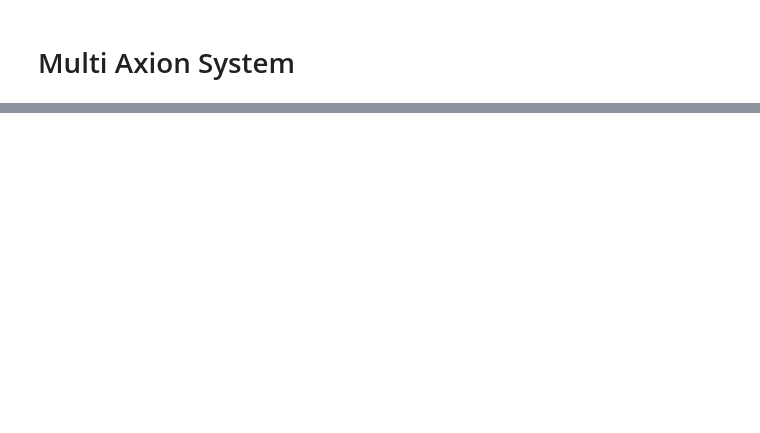
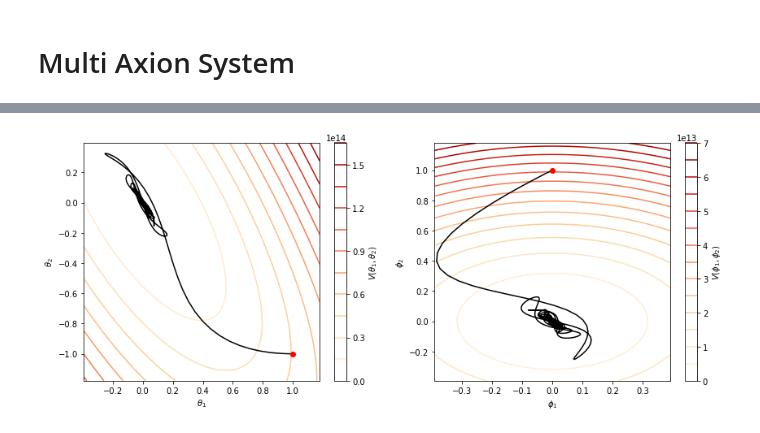
Before and after one commit to anna-jana/masters-project, a Jupyter notebook: transport_eq_in_time/multi_axion.ipynb, the cells around one changed output, grey strips where cells are left out. Saved outputs shown, nothing was run; the diff lists cells and outputs as text; code cells hidden in the pictures; blank space fills up the shorter version.

```diff
--- a/transport_eq_in_time/multi_axion.ipynb
+++ b/transport_eq_in_time/multi_axion.ipynb
@@ -28,0 +31,37 @@ plt.plot(y[1,:], y[0,:],"*")
+# %%
+canonical_names = [r"$\theta_1$", r"$\theta_2$", r"$\dot{\theta}_1$", r"$\dot{\theta}_2$"]
+mass_states_names = [r"$\phi_1$", r"$\phi_2$", r"$\dot{\phi}_1$", r"$\dot{\phi}_2$"]
+tlabel = "t H"
+
+skip = 0 # tspan / 10
+s = skip_steps = int(np.ceil(skip / (ts[1] - ts[0])))
+
+interval = np.pi / 8 #  np.pi / 4
+def calc_range(x):
+    return np.linspace(np.floor(np.min(x) / interval) * interval, np.ceil(np.max(x) / interval) * interval, 100)
+
+plt.figure(figsize=(12,5))
+plt.subplot(1, 2, 1)
+theta1_range, theta2_range = calc_range(theta1s[skip_steps:]), calc_range(theta2s[skip_steps:])
+V = np.array([[multi_axion_field.calc_V([t1, t2], Q, Lambda) for t1 in theta1_range] for t2 in theta2_range])
+plt.contour(theta1_range, theta2_range, V, levels=15, cmap="OrRd")
+plt.plot(theta1s[skip_steps:], theta2s[skip_steps:], color="black")
+plt.plot([theta1s[skip_steps]], [theta2s[skip_steps]], "ro")
+plt.xlabel(canonical_names[0])
+plt.ylabel(canonical_names[1])
+plt.colorbar(label=r"$V(\theta_1, \theta_2)$")
+
+plt.subplot(1, 2, 2)
+phi1_range, phi2_range = calc_range(phi1s[skip_steps:]), calc_range(phi2s[skip_steps:])
+V = np.array([[multi_axion_field.calc_V(Q_inv @ [t1, t2], Q, Lambda) for t1 in phi1_range] for t2 in phi2_range])
+plt.contour(phi1_range, phi2_range, V, levels=15, cmap="OrRd")
+plt.plot(phi1s[skip_steps:], phi2s[skip_steps:], color="black")
+plt.plot([phi1s[skip_steps]], [phi2s[skip_steps]], "ro")
+plt.xlabel(mass_states_names[0])
+plt.ylabel(mass_states_names[1])
+plt.colorbar(label=r"$V(\phi_1, \phi_2)$")
+
+plt.tight_layout()
+plt.savefig("config_space_trajectory_multi_axion.pdf")
+# %% [output]
+[figure, added]
```
Also changed, not shown: parts of 6 cells of this notebook, 5 other files.
